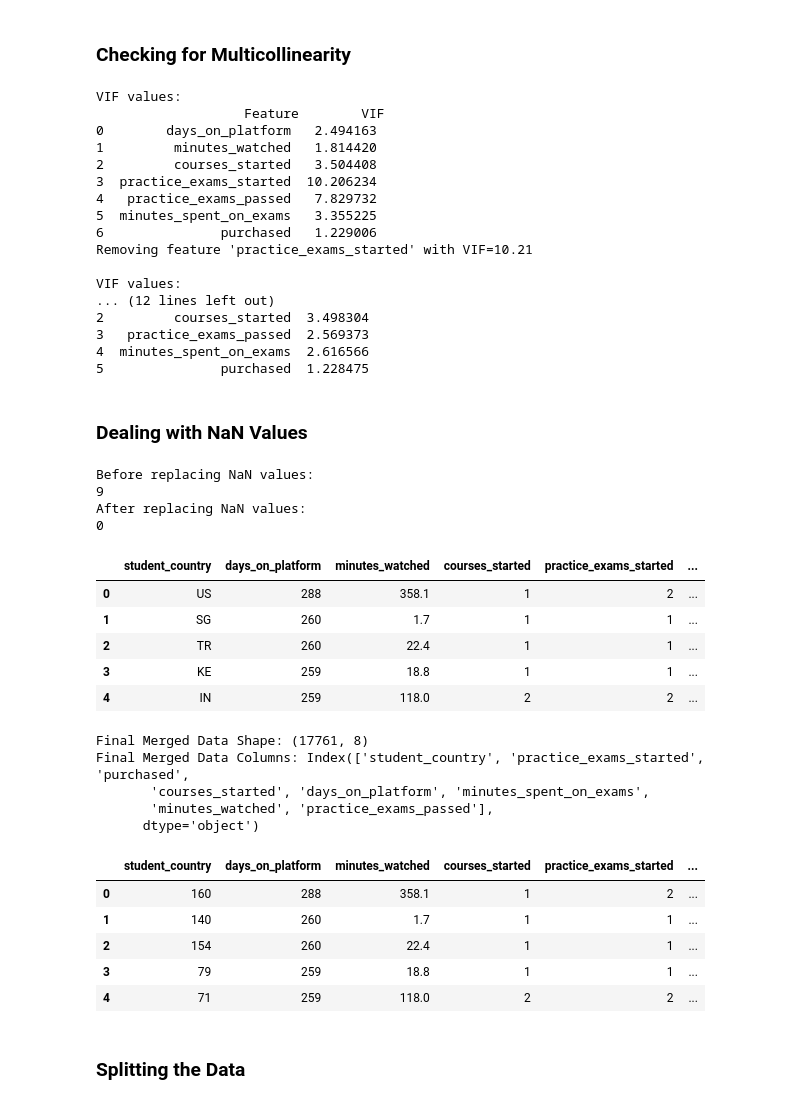
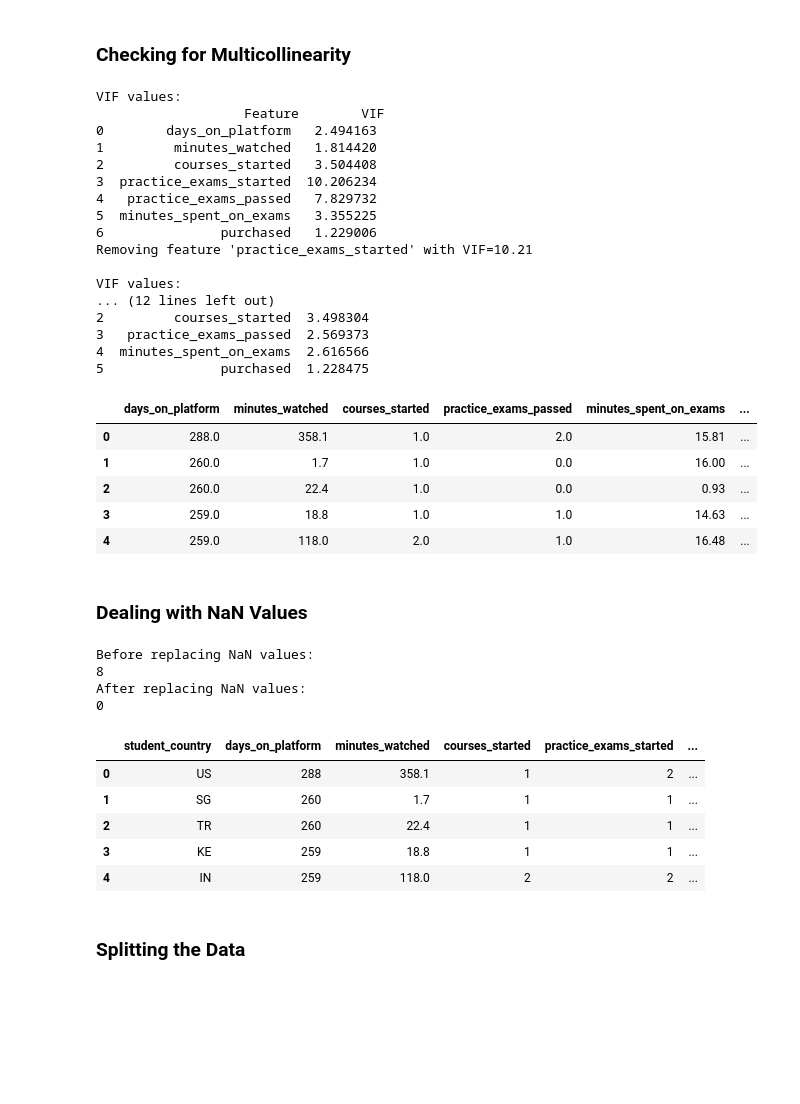
Before and after one commit to Mithunjack/365UpgradeAI, a Jupyter notebook: Machine Learning for User Classification Project/Machine Learning Project.ipynb, the cells around one changed output. Cells and saved outputs as stored; diff of their text form; code cells hidden in the pictures; blank space fills up the shorter version.

```diff
--- a/Machine Learning for User Classification Project/Machine Learning Project.ipynb
+++ b/Machine Learning for User Classification Project/Machine Learning Project.ipynb
@@ -133,38 +141,46 @@ while True:
     # Identify the feature with the highest VIF
     max_vif_feature = vif_df.loc[vif_df["VIF"].idxmax()]
 
     # If the highest VIF is greater than 5, remove the feature
     if max_vif_feature["VIF"] > 5:
         print(f"Removing feature '{max_vif_feature['Feature']}' with VIF={max_vif_feature['VIF']:.2f}")
         data_no_mult = data_no_mult.drop(columns=[max_vif_feature["Feature"]])
     else:
         break  # Stop when all VIF values are ≤ 5
 
 # Step 6: Display final VIF values after removing multicollinear features
 print("\nFinal VIF values (All ≤ 5):\n", calculate_vif(data_no_mult))
+
+data_no_mult.head(5)
 # %% [output]
 VIF values:
                    Feature        VIF
 0        days_on_platform   2.494163
 1         minutes_watched   1.814420
 2         courses_started   3.504408
 3  practice_exams_started  10.206234
 4   practice_exams_passed   7.829732
 5  minutes_spent_on_exams   3.355225
 6               purchased   1.229006
 Removing feature 'practice_exams_started' with VIF=10.21
 
 VIF values:
 ... (12 lines left out)
 2         courses_started  3.498304
 3   practice_exams_passed  2.569373
 4  minutes_spent_on_exams  2.616566
 5               purchased  1.228475
+|  | days_on_platform | minutes_watched | courses_started | practice_exams_passed | minutes_spent_on_exams | ... |
+| 0 | 288.0 | 358.1 | 1.0 | 2.0 | 15.81 | ... |
+| 1 | 260.0 | 1.7 | 1.0 | 0.0 | 16.00 | ... |
+| 2 | 260.0 | 22.4 | 1.0 | 0.0 | 0.93 | ... |
+| 3 | 259.0 | 18.8 | 1.0 | 1.0 | 14.63 | ... |
+| 4 | 259.0 | 118.0 | 2.0 | 1.0 | 16.48 | ... |
 # %% [markdown]
 ### Dealing with NaN Values
 # %%
 # Step 1: Work with raw_data (original dataset)
-data_no_nulls = raw_data.copy()
+data_no_nulls = data_no_outliers.copy()
 
 # Step 2: Check if 'student_country' exists and has NaN values
 if 'student_country' in data_no_nulls.columns:
@@ -183,7 +199,7 @@ else:
 data_no_nulls.head(5)
 # %% [output]
 Before replacing NaN values:
-9
+8
 After replacing NaN values:
 0
 |  | student_country | days_on_platform | minutes_watched | courses_started | practice_exams_started | ... |
@@ -192,42 +208,6 @@ After replacing NaN values:
 | 2 | TR | 260 | 22.4 | 1 | 1 | ... |
 | 3 | KE | 259 | 18.8 | 1 | 1 | ... |
 | 4 | IN | 259 | 118.0 | 2 | 2 | ... |
-# %%
-from sklearn.preprocessing import LabelEncoder
-
-# Step 1: Start with data_no_nulls
-data_final = data_no_nulls.copy()
-
-# Step 2: Ensure categorical data is encoded
-if 'student_country' in data_final.columns:
-    encoder = LabelEncoder()
-    data_final['student_country'] = encoder.fit_transform(data_final['student_country'])
-
-# Step 3: Identify unique numerical columns from data_no_mult
-numerical_cols = data_no_mult.columns.difference(['purchased'])  # Avoid duplication
-
-# Step 4: Merge by keeping unique numerical columns from data_no_mult
-merged_data = data_final.drop(columns=numerical_cols, errors='ignore')  # Remove duplicated columns
-merged_data = pd.concat([merged_data, data_no_mult[numerical_cols]], axis=1)
-
-# Step 5: Confirm the final dataset structure
-print("Final Merged Data Shape:", merged_data.shape)
-print("Final Merged Data Columns:", merged_data.columns)
-# %% [output]
-Final Merged Data Shape: (17761, 8)
-Final Merged Data Columns: Index(['student_country', 'practice_exams_started', 'purchased',
-       'courses_started', 'days_on_platform', 'minutes_spent_on_exams',
-       'minutes_watched', 'practice_exams_passed'],
-      dtype='object')
-# %%
-data_final.head(5)
-# %% [output]
-|  | student_country | days_on_platform | minutes_watched | courses_started | practice_exams_started | ... |
-| 0 | 160 | 288 | 358.1 | 1 | 2 | ... |
-| 1 | 140 | 260 | 1.7 | 1 | 1 | ... |
-| 2 | 154 | 260 | 22.4 | 1 | 1 | ... |
-| 3 | 79 | 259 | 18.8 | 1 | 1 | ... |
-| 4 | 71 | 259 | 118.0 | 2 | 2 | ... |
 # %% [markdown]
 ### Splitting the Data
 # %%
```
Also changed, not shown: parts of 7 cells of this notebook.
